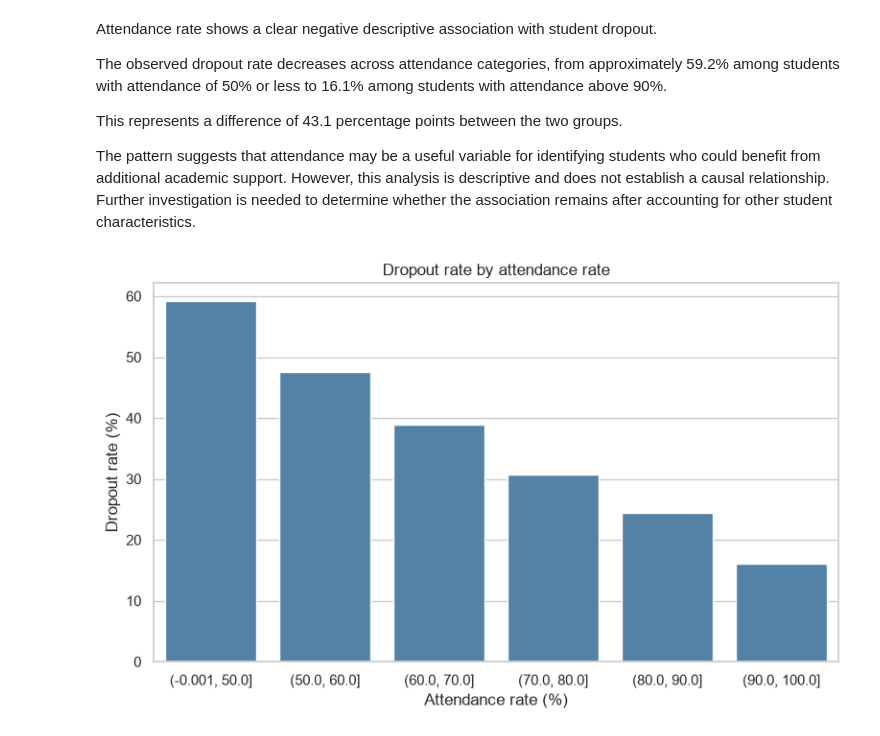
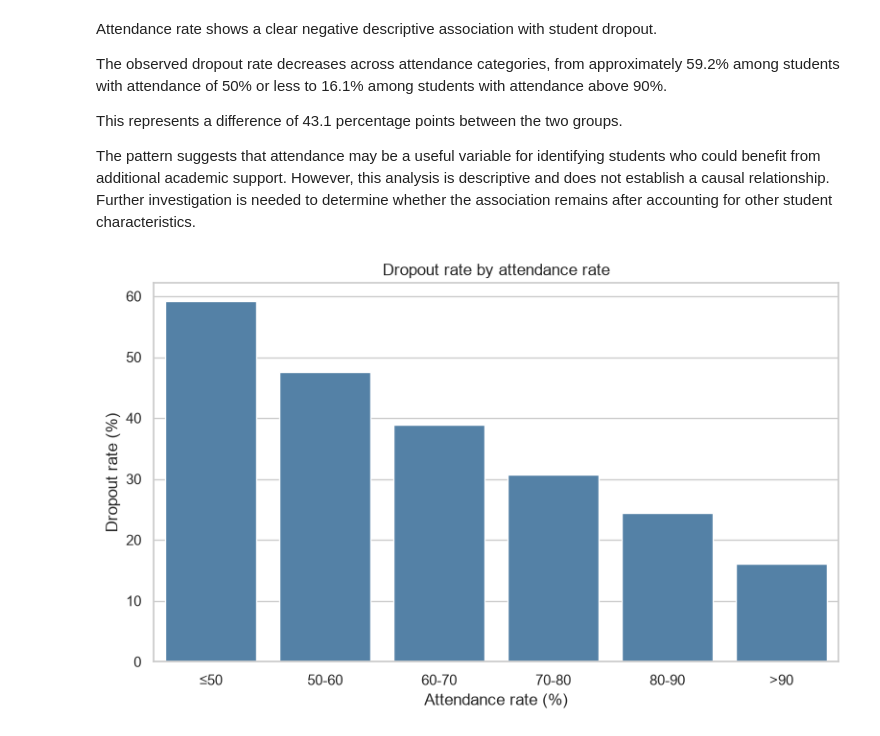
Before and after one commit to gnx-devx/academic-dropout-risk-analysis, a Jupyter notebook: notebooks/01_eda.ipynb, the cells around one changed output. Saved outputs shown, nothing was run; the diff lists cells and outputs as text; code cells hidden in the pictures.

```diff
--- a/notebooks/01_eda.ipynb
+++ b/notebooks/01_eda.ipynb
@@ -276,16 +279,16 @@ This represents a difference of 43.1 percentage points between the two groups.
 
 The pattern suggests that attendance may be a useful variable for identifying students who could benefit from additional academic support. However, this analysis is descriptive and does not establish a causal relationship. Further investigation is needed to determine whether the association remains after accounting for other student characteristics.
 # %%
-df["attendance_bin"] = pd.cut(df["attendance_rate"], bins=[0, 50, 60, 70, 80, 90, 100], include_lowest=True)
+df["attendance_bin"] = pd.cut(df["attendance_rate"], bins=[0, 50, 60, 70, 80, 90, 100], labels=["≤50", "50-60", "60-70", "70-80", "80-90", ">90"], include_lowest=True)
 rate = df.groupby("attendance_bin", observed=True)["dropout"].mean() * 100
 
 plt.figure(figsize=(8, 5))
 sns.barplot(x=rate.index.astype(str), y=rate.values, color="steelblue")
 plt.title("Dropout rate by attendance rate")
 plt.xlabel("Attendance rate (%)")
 plt.ylabel("Dropout rate (%)")
 plt.tight_layout()
 plt.savefig("../reports/figures/dropout_by_attendance.png", dpi=150)
 plt.show()
 # %% [output]
-[figure, old version]
+[figure, new version]
```
Also changed, not shown: parts of 32 cells of this notebook, 9 other files.
